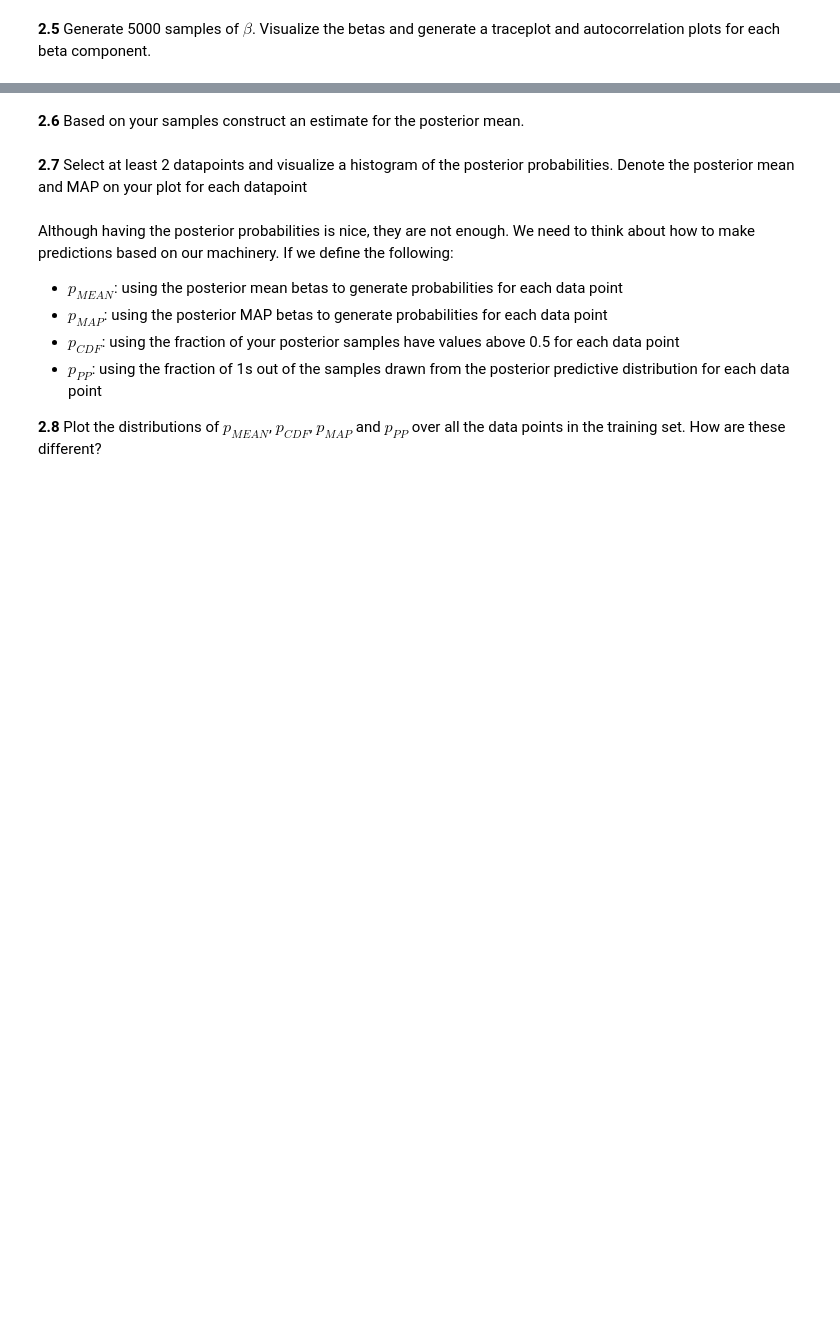
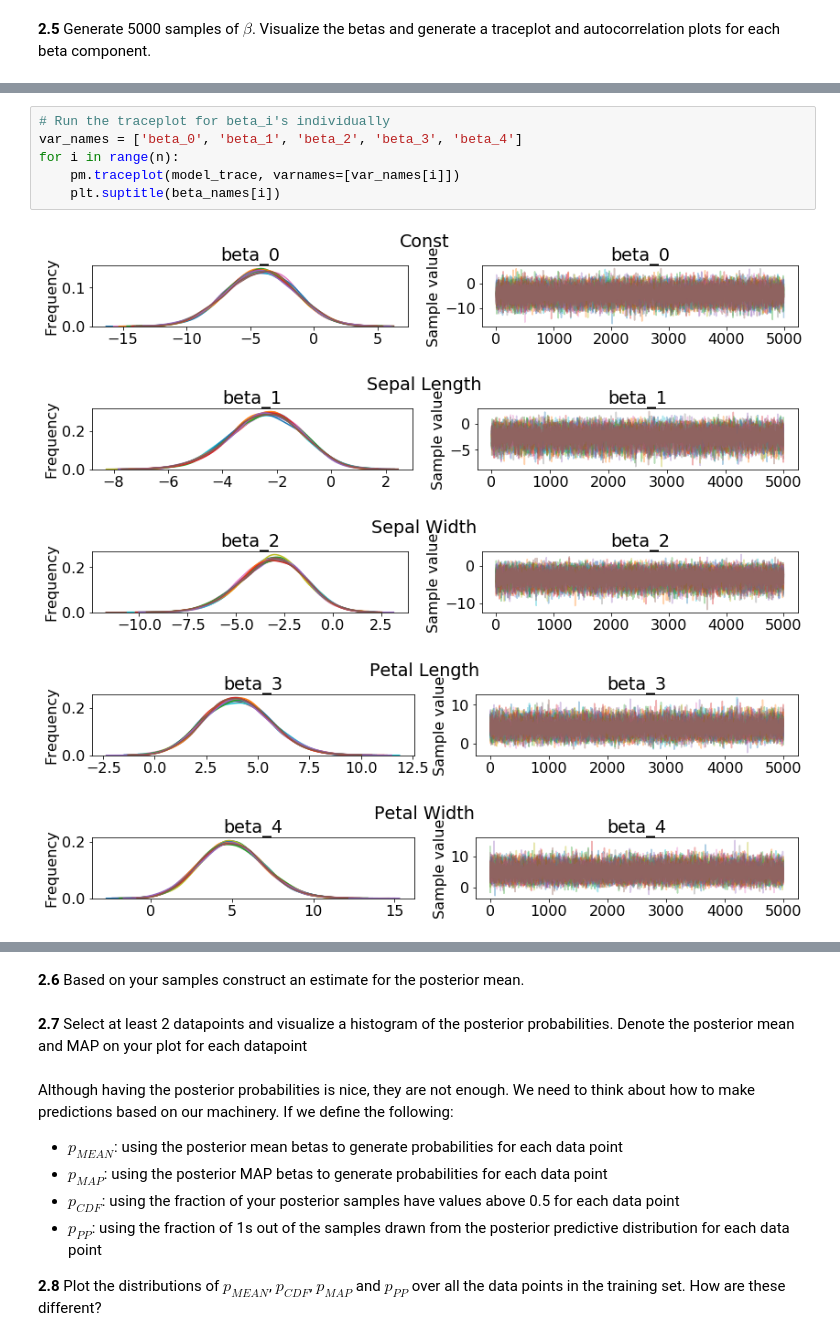
Before and after one commit to IACS-AM-207-Braavos/AM-207, a Jupyter notebook: hw10/AM207_HW10_MSE.ipynb, the cells around one changed output, grey strips where cells are left out. Cells and saved outputs as stored; diff of their text form; blank space fills up the shorter version.

```diff
--- a/hw10/AM207_HW10_MSE.ipynb
+++ b/hw10/AM207_HW10_MSE.ipynb
@@ -391,0 +507,12 @@ $$p(\beta | y) = p(\beta) \prod_{y_i=1}\frac{1}{1+e^{-x^t\beta}} \prod_{y_i=0}\f
+# %%
+# Run the traceplot for beta_i's individually
+var_names = ['beta_0', 'beta_1', 'beta_2', 'beta_3', 'beta_4']
+for i in range(n):
+    pm.traceplot(model_trace, varnames=[var_names[i]])
+    plt.suptitle(beta_names[i])
+# %% [output]
+[figure, added]
+[figure, added]
+[figure, added]
+[figure, added]
+[figure, added]
```
Also changed, not shown: parts of 11 cells of this notebook, 1 other file.
